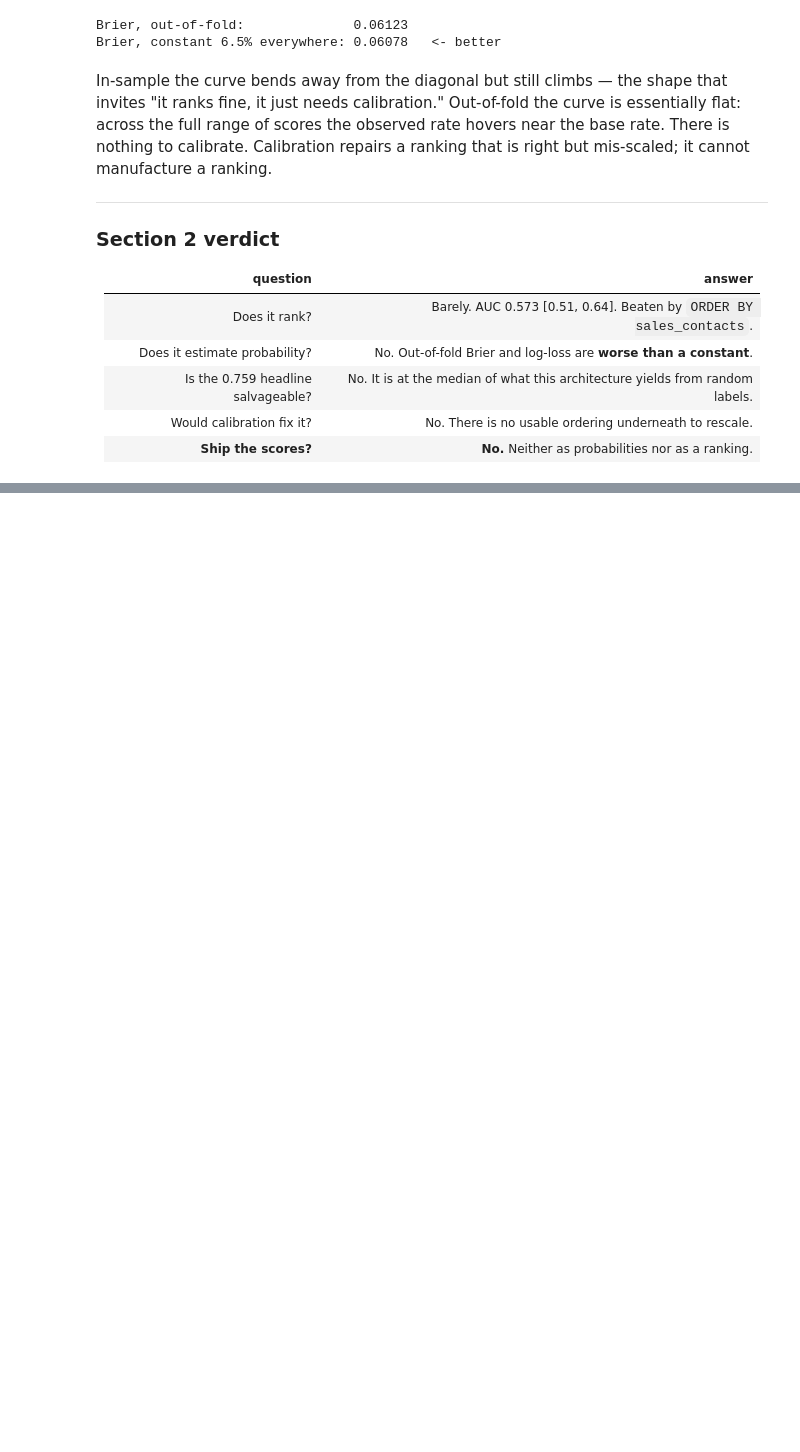
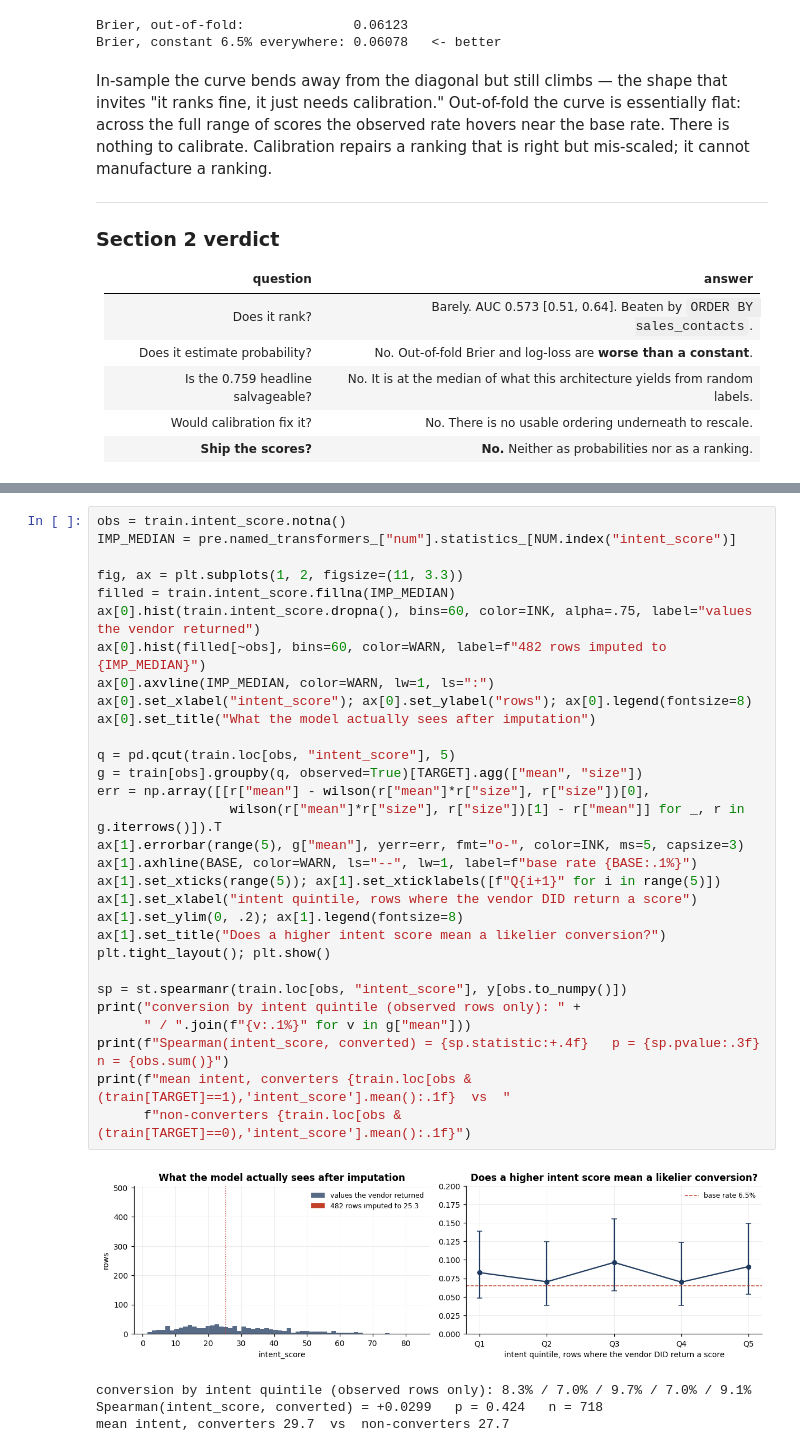
Before and after one commit to ignaciopenesi/cordilla-account-scoring, a Jupyter notebook: audit/01_model_audit.ipynb, the cells around one changed output, grey strips where cells are left out. Drawn from its saved outputs; the diff is of its cells as text; blank space fills up the shorter version.

```diff
--- a/audit/01_model_audit.ipynb
+++ b/audit/01_model_audit.ipynb
@@ -696,0 +978,35 @@ cannot manufacture a ranking.
+# %%
+obs = train.intent_score.notna()
+IMP_MEDIAN = pre.named_transformers_["num"].statistics_[NUM.index("intent_score")]
+
+fig, ax = plt.subplots(1, 2, figsize=(11, 3.3))
+filled = train.intent_score.fillna(IMP_MEDIAN)
+ax[0].hist(train.intent_score.dropna(), bins=60, color=INK, alpha=.75, label="values the vendor returned")
+ax[0].hist(filled[~obs], bins=60, color=WARN, label=f"482 rows imputed to {IMP_MEDIAN}")
+ax[0].axvline(IMP_MEDIAN, color=WARN, lw=1, ls=":")
+ax[0].set_xlabel("intent_score"); ax[0].set_ylabel("rows"); ax[0].legend(fontsize=8)
+ax[0].set_title("What the model actually sees after imputation")
+
+q = pd.qcut(train.loc[obs, "intent_score"], 5)
+g = train[obs].groupby(q, observed=True)[TARGET].agg(["mean", "size"])
+err = np.array([[r["mean"] - wilson(r["mean"]*r["size"], r["size"])[0],
+                 wilson(r["mean"]*r["size"], r["size"])[1] - r["mean"]] for _, r in g.iterrows()]).T
+ax[1].errorbar(range(5), g["mean"], yerr=err, fmt="o-", color=INK, ms=5, capsize=3)
+ax[1].axhline(BASE, color=WARN, ls="--", lw=1, label=f"base rate {BASE:.1%}")
+ax[1].set_xticks(range(5)); ax[1].set_xticklabels([f"Q{i+1}" for i in range(5)])
+ax[1].set_xlabel("intent quintile, rows where the vendor DID return a score")
+ax[1].set_ylim(0, .2); ax[1].legend(fontsize=8)
+ax[1].set_title("Does a higher intent score mean a likelier conversion?")
+plt.tight_layout(); plt.show()
+
+sp = st.spearmanr(train.loc[obs, "intent_score"], y[obs.to_numpy()])
+print("conversion by intent quintile (observed rows only): " +
+      " / ".join(f"{v:.1%}" for v in g["mean"]))
+print(f"Spearman(intent_score, converted) = {sp.statistic:+.4f}   p = {sp.pvalue:.3f}   n = {obs.sum()}")
+print(f"mean intent, converters {train.loc[obs & (train[TARGET]==1),'intent_score'].mean():.1f}  vs  "
+      f"non-converters {train.loc[obs & (train[TARGET]==0),'intent_score'].mean():.1f}")
+# %% [output]
+[figure, added]
+conversion by intent quintile (observed rows only): 8.3% / 7.0% / 9.7% / 7.0% / 9.1%
+Spearman(intent_score, converted) = +0.0299   p = 0.424   n = 718
+mean intent, converters 29.7  vs  non-converters 27.7
```
Also changed, not shown: parts of 48 cells of this notebook.
